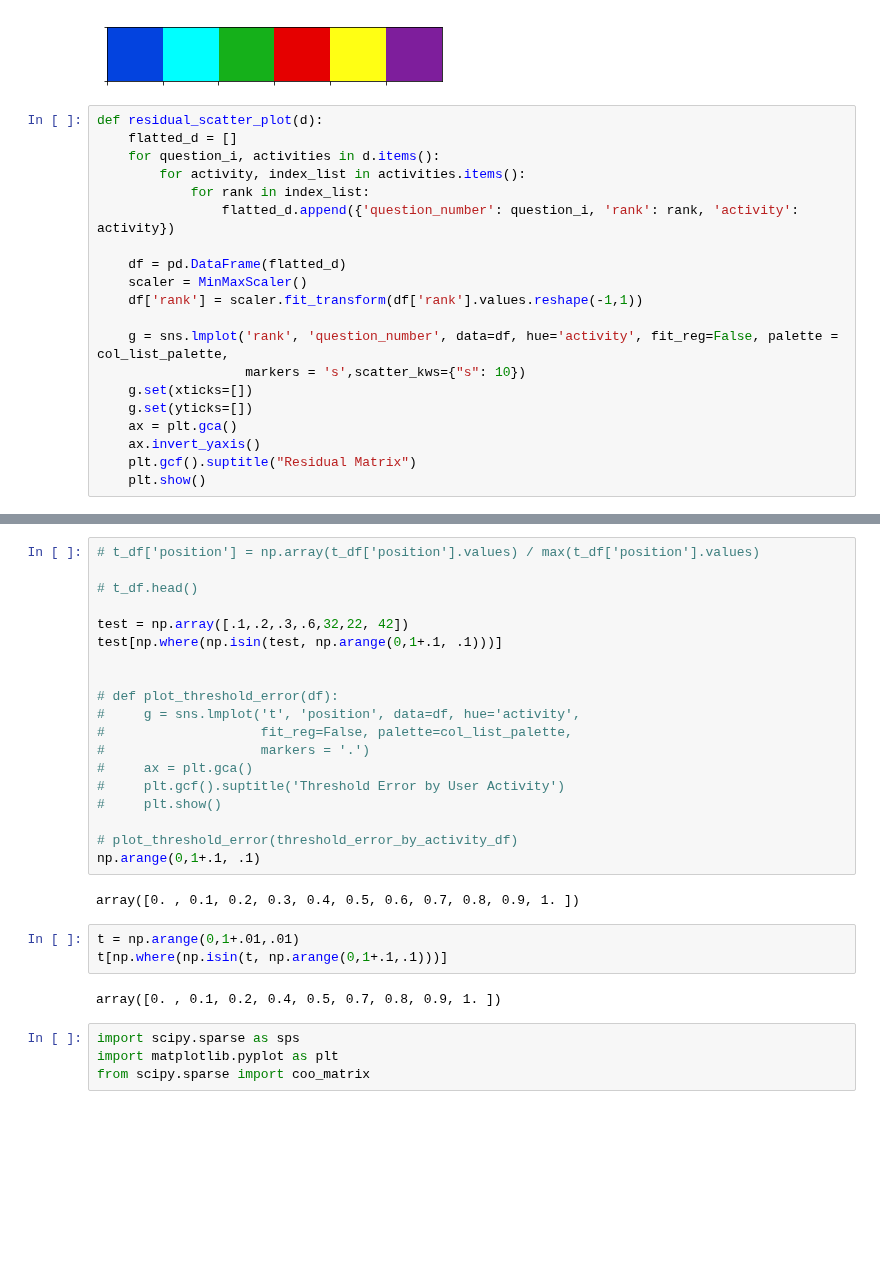
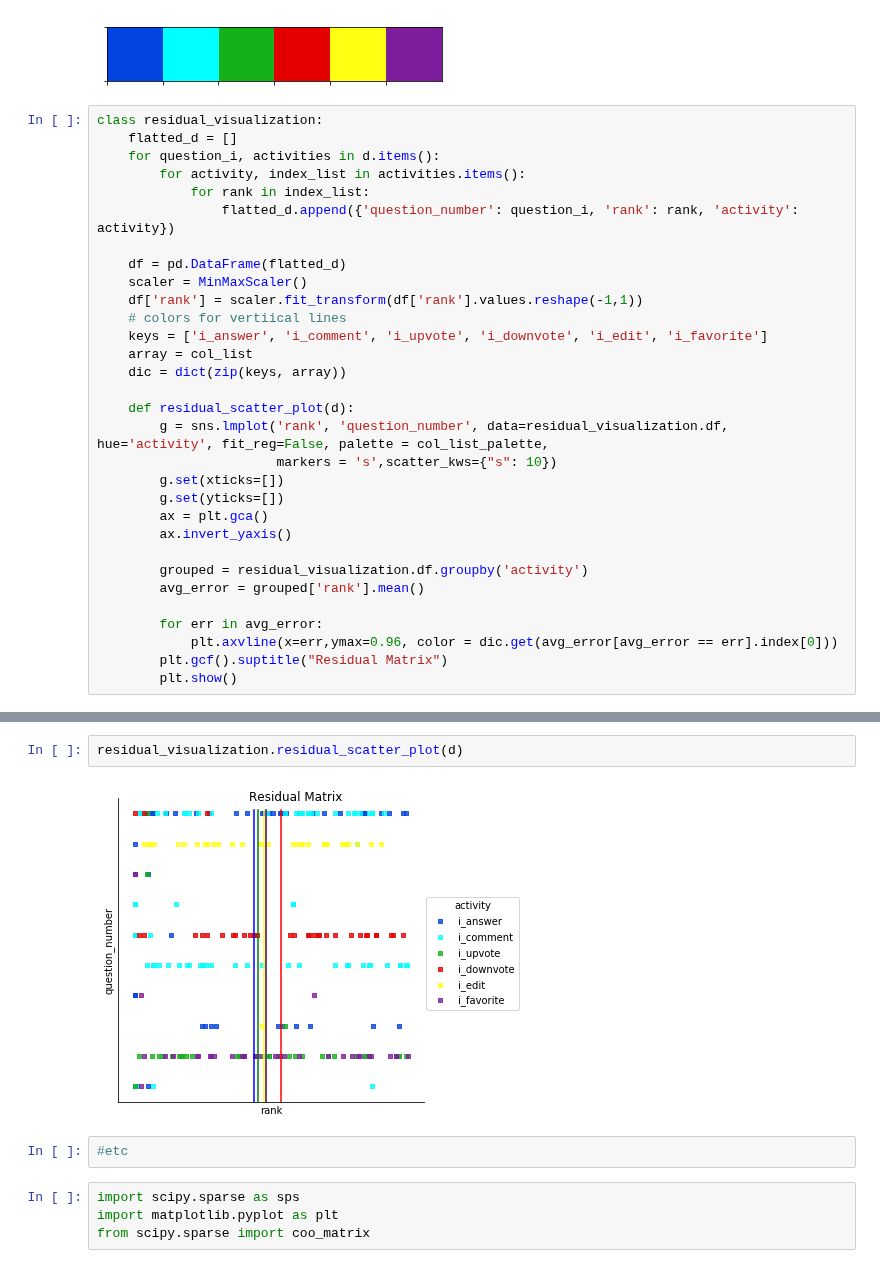
Before and after one commit to MaksimDan/160-Stackoverflow, a Jupyter notebook: source/scratchwork/indicator.ipynb, the cells around one changed output, grey strips where cells are left out. Saved outputs shown, nothing was run; the diff lists cells and outputs as text; blank space fills up the shorter version.

Commit message:
added vertical lines to plot

```diff
--- a/source/scratchwork/indicator.ipynb
+++ b/source/scratchwork/indicator.ipynb
@@ -115,7 +113,7 @@ sns.set_palette(col_list_palette)
 # %% [output]
 [figure]
 # %%
-def residual_scatter_plot(d):
+class residual_visualization:
     flatted_d = []
     for question_i, activities in d.items():
         for activity, index_list in activities.items():
@@ -125,12 +123,23 @@ def residual_scatter_plot(d):
     df = pd.DataFrame(flatted_d)
     scaler = MinMaxScaler()
     df['rank'] = scaler.fit_transform(df['rank'].values.reshape(-1,1))
+    # colors for vertiical lines
+    keys = ['i_answer', 'i_comment', 'i_upvote', 'i_downvote', 'i_edit', 'i_favorite']
+    array = col_list
+    dic = dict(zip(keys, array))
 
-    g = sns.lmplot('rank', 'question_number', data=df, hue='activity', fit_reg=False, palette = col_list_palette,
-                   markers = 's',scatter_kws={"s": 10})
-    g.set(xticks=[])
-    g.set(yticks=[])
-    ax = plt.gca()
-    ax.invert_yaxis()
-    plt.gcf().suptitle("Residual Matrix")
-    plt.show()
+    def residual_scatter_plot(d):
+        g = sns.lmplot('rank', 'question_number', data=residual_visualization.df, hue='activity', fit_reg=False, palette = col_list_palette,
+                       markers = 's',scatter_kws={"s": 10})
+        g.set(xticks=[])
+        g.set(yticks=[])
+        ax = plt.gca()
+        ax.invert_yaxis()
+
+        grouped = residual_visualization.df.groupby('activity')
+        avg_error = grouped['rank'].mean()
+
+        for err in avg_error:
+            plt.axvline(x=err,ymax=0.96, color = dic.get(avg_error[avg_error == err].index[0]))
+        plt.gcf().suptitle("Residual Matrix")
+        plt.show()
@@ -189,29 +146,9 @@ t_df.head()
-# %%
-# t_df['position'] = np.array(t_df['position'].values) / max(t_df['position'].values)
-
-# t_df.head()
-
-test = np.array([.1,.2,.3,.6,32,22, 42])
-test[np.where(np.isin(test, np.arange(0,1+.1, .1)))]
-
-
-# def plot_threshold_error(df):
-#     g = sns.lmplot('t', 'position', data=df, hue='activity',
-#                    fit_reg=False, palette=col_list_palette,
-#                    markers = '.')
-#     ax = plt.gca()
-#     plt.gcf().suptitle('Threshold Error by User Activity')
-#     plt.show()
-
-# plot_threshold_error(threshold_error_by_activity_df)
-np.arange(0,1+.1, .1)
-# %% [output]
-array([0. , 0.1, 0.2, 0.3, 0.4, 0.5, 0.6, 0.7, 0.8, 0.9, 1. ])
-# %%
-t = np.arange(0,1+.01,.01)
-t[np.where(np.isin(t, np.arange(0,1+.1,.1)))]
-# %% [output]
-array([0. , 0.1, 0.2, 0.4, 0.5, 0.7, 0.8, 0.9, 1. ])
+# %%
+residual_visualization.residual_scatter_plot(d)
+# %% [output]
+[figure, added]
+# %%
+#etc
 # %%
 import scipy.sparse as sps
 import matplotlib.pyplot as plt
```
Also changed, not shown: parts of 13 cells of this notebook.
